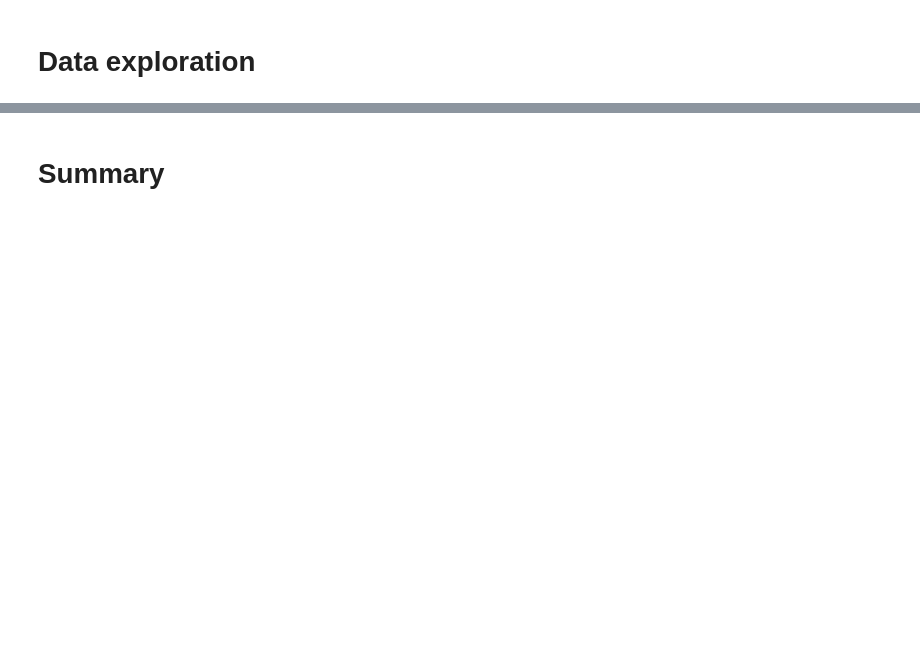
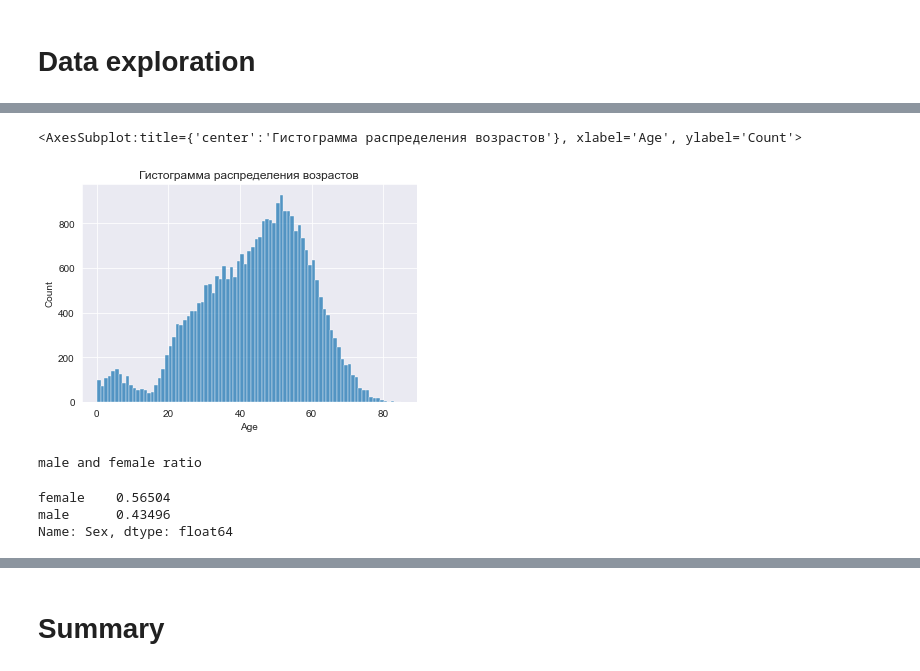
Before and after one commit to zappaz00/2_data_exploration, a Jupyter notebook: eda.ipynb, the cells around one changed output, grey strips where cells are left out. Cells and saved outputs as stored; diff of their text form; code cells hidden in the pictures; blank space fills up the shorter version.

```diff
--- a/eda.ipynb
+++ b/eda.ipynb
@@ -30,0 +101,15 @@ titanic_data.head()
+# %%
+sns.set_style('darkgrid')
+plt.title('Гистограмма распределения возрастов')
+sns.histplot(titanic_data['Age'], binwidth=1)
+# %% [output]
+<AxesSubplot:title={'center':'Гистограмма распределения возрастов'}, xlabel='Age', ylabel='Count'>
+[figure, added]
+# %%
+print('male and female ratio')
+titanic_data['Sex'].value_counts() / titanic_data['Sex'].count()
+# %% [output]
+male and female ratio
+female    0.56504
+male      0.43496
+Name: Sex, dtype: float64
```
Also changed, not shown: parts of 19 cells of this notebook.
